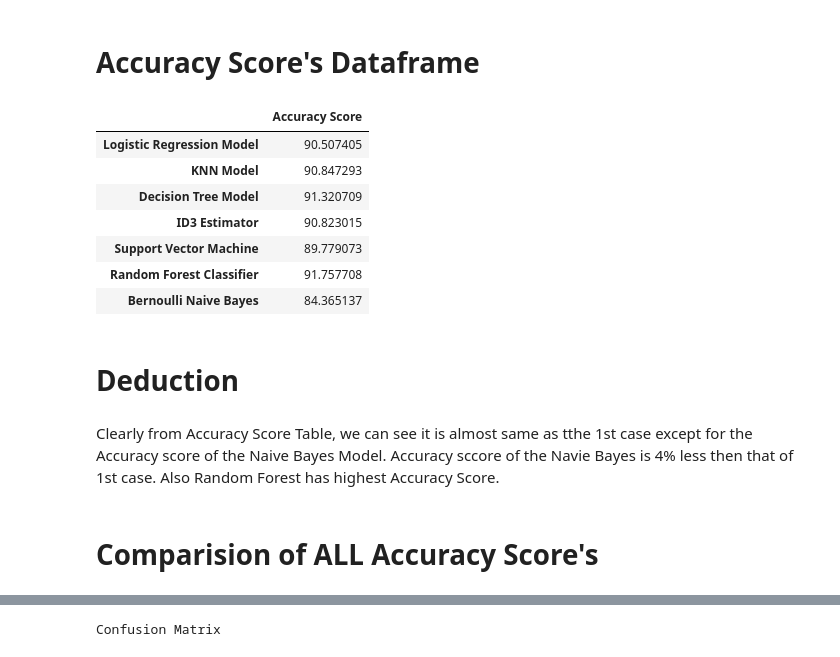
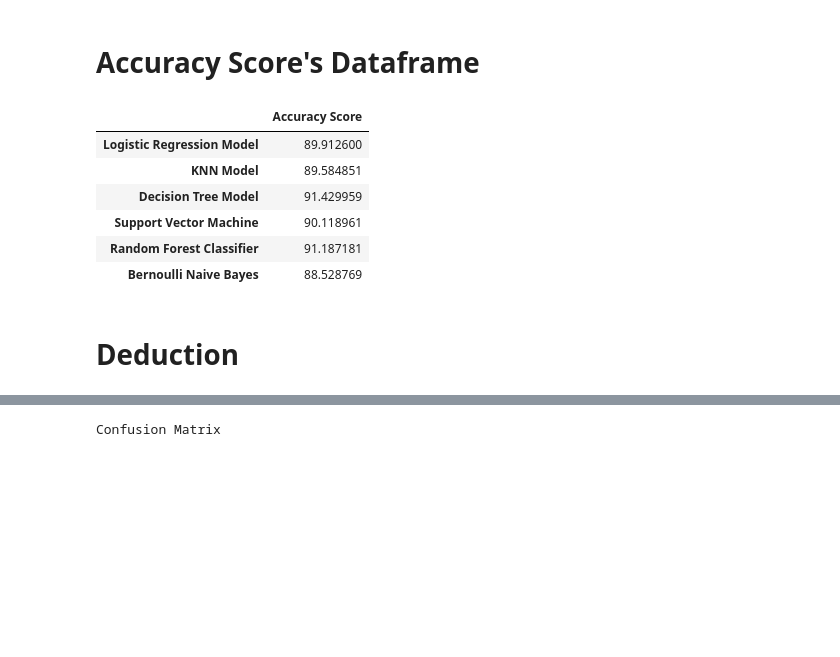
Before and after one commit to SSehrawat1720/ML-Projects, a Jupyter notebook: Classifier/Predicting Client's choice to Subscribed a Term Deposit.ipynb, the cells around one changed output, grey strips where cells are left out. Saved outputs shown, nothing was run; the diff lists cells and outputs as text; code cells hidden in the pictures; blank space fills up the shorter version.

```diff
--- a/Classifier/Predicting Client's choice to Subscribed a Term Deposit.ipynb
+++ b/Classifier/Predicting Client's choice to Subscribed a Term Deposit.ipynb
@@ -979,3 +561,3 @@ Score of the Model is  0.9132070890992959
 # %%
-ID3_DT2,ID3Pred2,idtas = ID3_Classifier(train_x,train_y,test_x,test_y)
+SVM,SVMPred,svmas = Support_Vector_Machine(train_x,train_y,test_x,test_y)
 # %% [output]
@@ -992,3 +576,3 @@ Score of the Model is  0.9082301529497451
 # %%
-SVM2,SVMPred2,svmas = Support_Vector_Machine(train_x,train_y,test_x,test_y)
+RF_class,RFCPred,rfcas = Random_Forest_classifier(train_x,train_y,test_x,test_y)
 # %% [output]
@@ -1007,3 +601,3 @@ Score of the Model is  0.8977907259043457
 # %%
-RF_class2,RFCPred2,rfcas = Random_Forest_classifier(train_x,train_y,test_x,test_y)
+BNB_class,BNBPred,bnbas = Naive_Bayes_Classifier(train_x,train_y,test_x,test_y)
 # %% [output]
@@ -1032,2 +612,0 @@ Score of the Model is  0.9175770818159747
-# %%
-BNB_class2,BNBPred2,bnbas = Naive_Bayes_Classifier(train_x,train_y,test_x,test_y)
@@ -1044,23 +613,18 @@ Score of the Model is  0.8436513716921583
 # %% [markdown]
 # Accuracy Score's Dataframe
 # %%
-ccf_model_scores = pd.DataFrame([lras*100, knnas*100, dtas*100, idtas*100, svmas*100, rfcas*100, bnbas*100],
-                      index=['Logistic Regression Model', 'KNN Model', 'Decision Tree Model ', 'ID3 Estimator',
+model_scores = pd.DataFrame([lras*100, knnas*100, dtas*100, svmas*100, rfcas*100, bnbas*100],
+                      index=['Logistic Regression Model', 'KNN Model', 'Decision Tree Model ',
                              'Support Vector Machine', 'Random Forest Classifier', 'Bernoulli Naive Bayes'],
                       columns=['Accuracy Score'])
-ccf_model_scores
+model_scores
 # %% [output]
 |  | Accuracy Score |
-| Logistic Regression Model | 90.507405 |
-| KNN Model | 90.847293 |
-| Decision Tree Model | 91.320709 |
-| ID3 Estimator | 90.823015 |
-| Support Vector Machine | 89.779073 |
-| Random Forest Classifier | 91.757708 |
-| Bernoulli Naive Bayes | 84.365137 |
+| Logistic Regression Model | 89.912600 |
+| KNN Model | 89.584851 |
+| Decision Tree Model | 91.429959 |
+| Support Vector Machine | 90.118961 |
+| Random Forest Classifier | 91.187181 |
+| Bernoulli Naive Bayes | 88.528769 |
 # %% [markdown]
 # Deduction
-# %% [markdown]
-Clearly from Accuracy Score Table, we can see it is almost same as tthe 1st case except for the Accuracy score of the Naive Bayes Model. Accuracy sccore of the Navie Bayes is 4% less then that of 1st case. Also Random Forest has highest Accuracy Score.
-# %% [markdown]
-# Comparision of ALL Accuracy Score's
```
Also changed, not shown: parts of 173 cells of this notebook.
